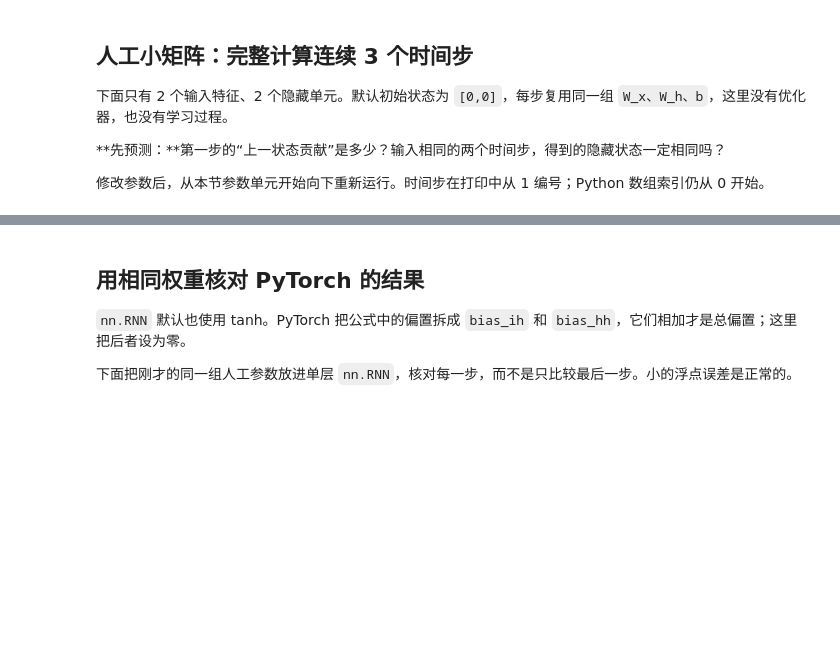
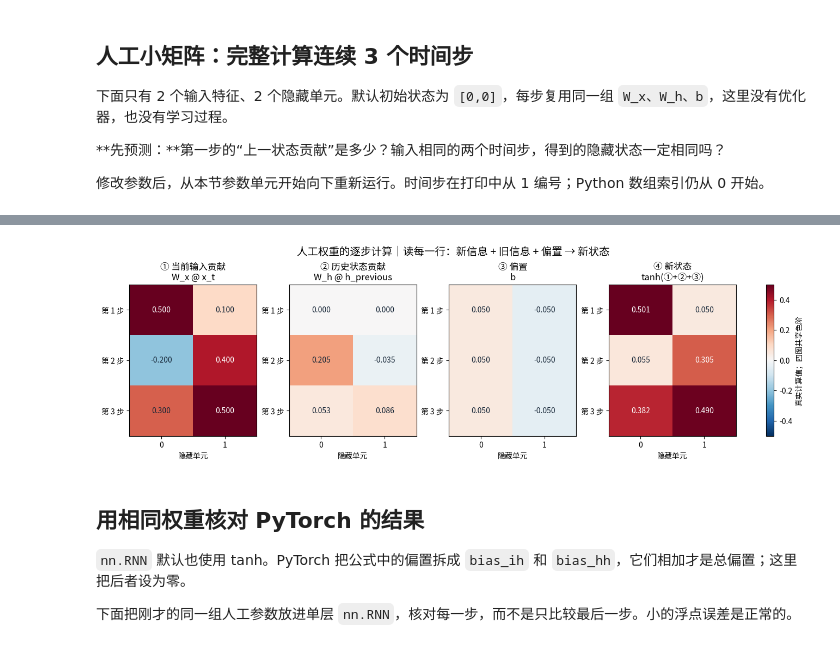
Before and after one commit to AYHQChang/2026DeeplearningDemo, a Jupyter notebook: 03_rnn_lab/02_隐藏状态与循环记忆.ipynb, the cells around one changed output, grey strips where cells are left out. Drawn from its saved outputs; the diff is of its cells as text; code cells hidden in the pictures; blank space fills up the shorter version.

```diff
--- a/03_rnn_lab/02_隐藏状态与循环记忆.ipynb
+++ b/03_rnn_lab/02_隐藏状态与循环记忆.ipynb
@@ -92,3 +125,12 @@ print("\n全部隐藏状态 [T,H]：\n", manual_states)
+# %%
+from rnn_lab.teaching_visuals import plot_recurrence_arithmetic
+import matplotlib.pyplot as plt
+
+fig = plot_recurrence_arithmetic(X_TOY, W_X, W_H, BIAS, H_INITIAL, manual_states)
+plt.show()
+plt.close(fig)
+# %% [output]
+[figure, added]
 # %% [markdown]
 ## 用相同权重核对 PyTorch 的结果
 
```
Also changed, not shown: parts of 8 cells of this notebook, 41 other files.
